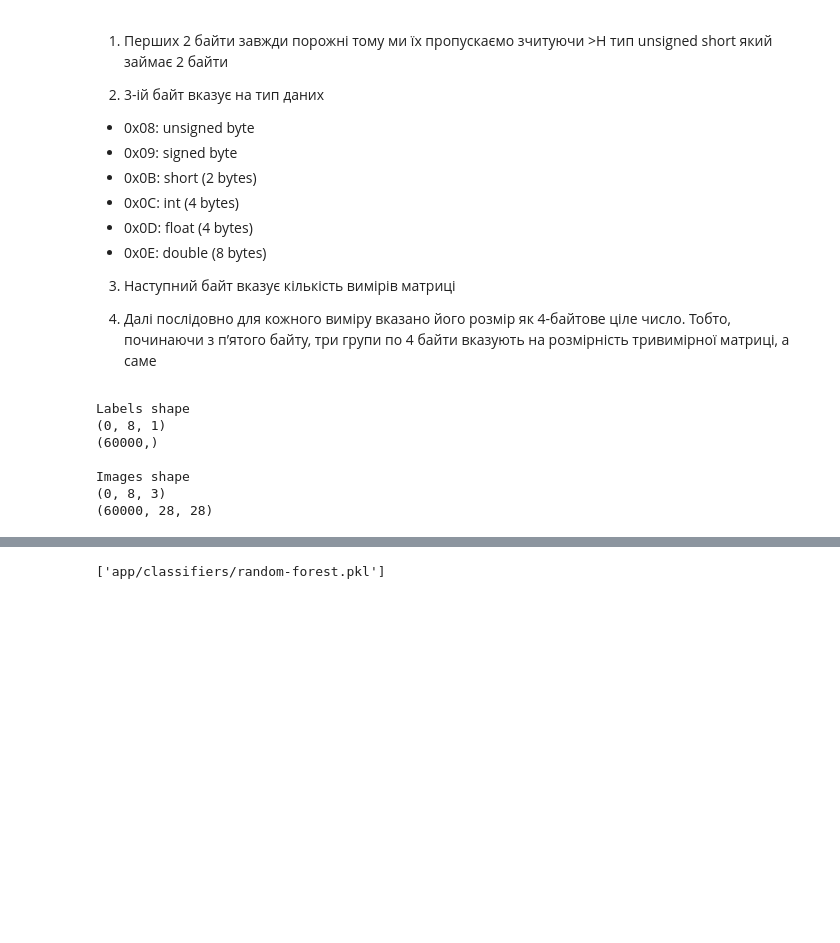
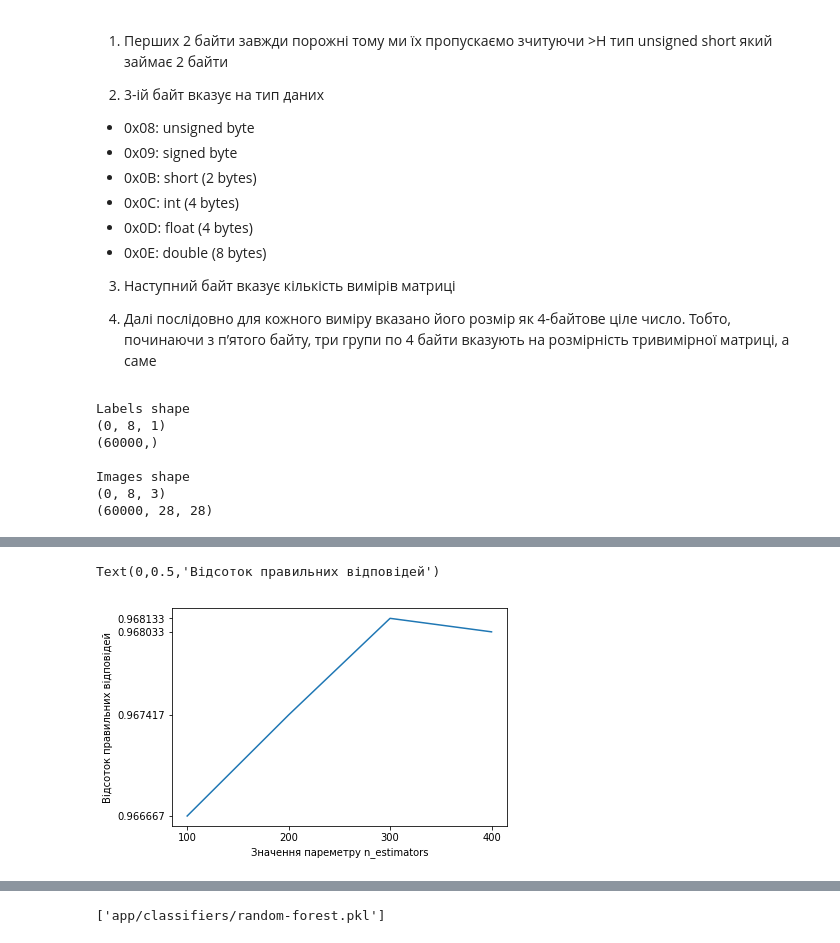
Before and after one commit to olecksamdr/digit-recognition, a Jupyter notebook: random forest.ipynb, the cells around one changed output, grey strips where cells are left out. Cells and saved outputs as stored; diff of their text form; code cells hidden in the pictures; blank space fills up the shorter version.

Commit message:
Find Best Parameters

```diff
--- a/random forest.ipynb
+++ b/random forest.ipynb
@@ -54,3 +54,14 @@ y_train = read_idx('dataset/train-labels-idx1-ubyte.gz')
 raw_test = read_idx('dataset/t10k-images-idx3-ubyte.gz')
 X_test = raw_test.reshape(10000, 28 * 28)
 y_test = read_idx('dataset/t10k-labels-idx1-ubyte.gz')
+# %%
+from sklearn.model_selection import cross_val_score
+from sklearn.ensemble import RandomForestClassifier
+
+parameters = [100, 200, 300, 400]
+scores = []
+for parameter in parameters:
+    clf = RandomForestClassifier(n_estimators=parameter, n_jobs=-1, verbose=True)
+    cv_scores = cross_val_score(clf, X_train, y_train, cv=5, scoring='accuracy')
+    scores.append(cv_scores.mean())
+    print(scores[-1])
@@ -57 +145,10 @@ y_test = read_idx('dataset/t10k-labels-idx1-ubyte.gz')
+# %%
+plt.plot(parameters, scores)
+plt.xticks(parameters)
+plt.yticks(scores)
+plt.xlabel('Значення пареметру n_estimators')
+plt.ylabel('Відсоток правильних відповідей')
+# %% [output]
+Text(0,0.5,'Відсоток правильних відповідей')
+[figure, added]
 # %%
```
Also changed, not shown: parts of 6 cells of this notebook, 2 other files.
